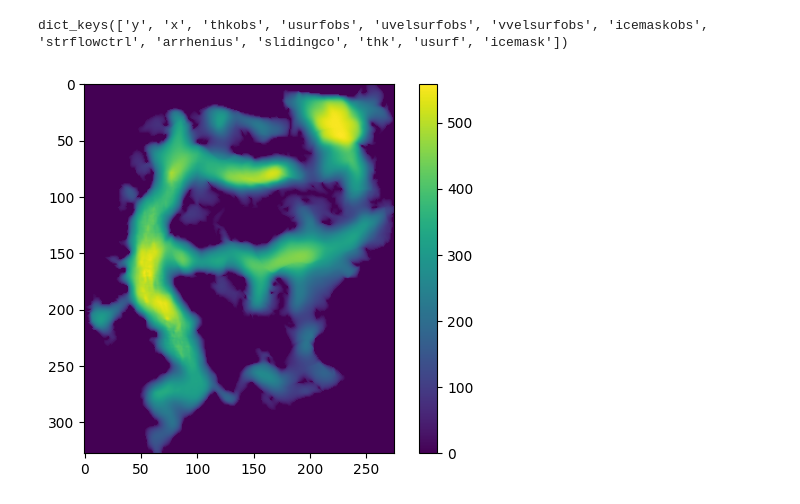
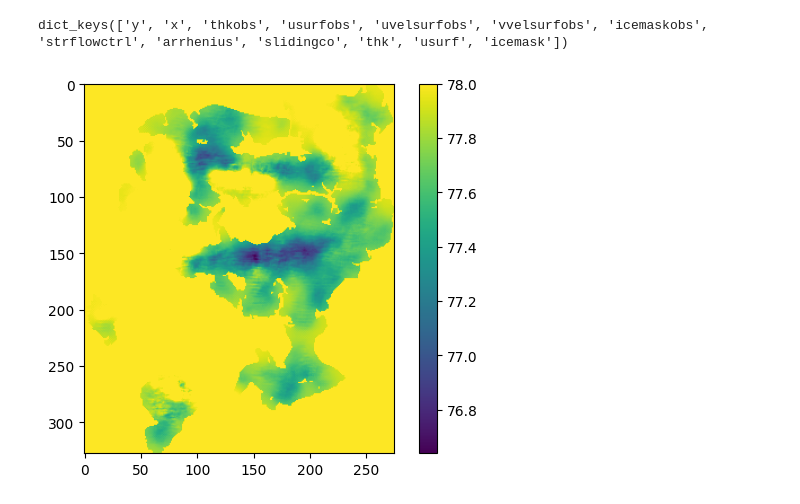
Before and after one commit to ethan-pierce/igm-alpine, a Jupyter notebook: mendenhall/inverse/outputs-cfsflow50/explore-output.ipynb, the cells around one changed output. Cells and saved outputs as stored; diff of their text form; code cells hidden in the pictures.

Commit message:
Save output from inverse; transfer optimized BC's to forward model

```diff
--- a/mendenhall/inverse/outputs-cfsflow50/explore-output.ipynb
+++ b/mendenhall/inverse/outputs-cfsflow50/explore-output.ipynb
@@ -10,8 +10,8 @@ geology.variables.keys()
 # %% [output]
 dict_keys(['y', 'x', 'thkobs', 'usurfobs', 'uvelsurfobs', 'vvelsurfobs', 'icemaskobs', 'strflowctrl', 'arrhenius', 'slidingco', 'thk', 'usurf', 'icemask'])
 # %%
-im = plt.imshow(optimize['thk'][-1])
+im = plt.imshow(optimize['arrhenius'][-1])
 plt.colorbar(im)
 plt.show()
 # %% [output]
-[figure, old version]
+[figure, new version]
```
Also changed, not shown: parts of 2 cells of this notebook, 22 other files.
